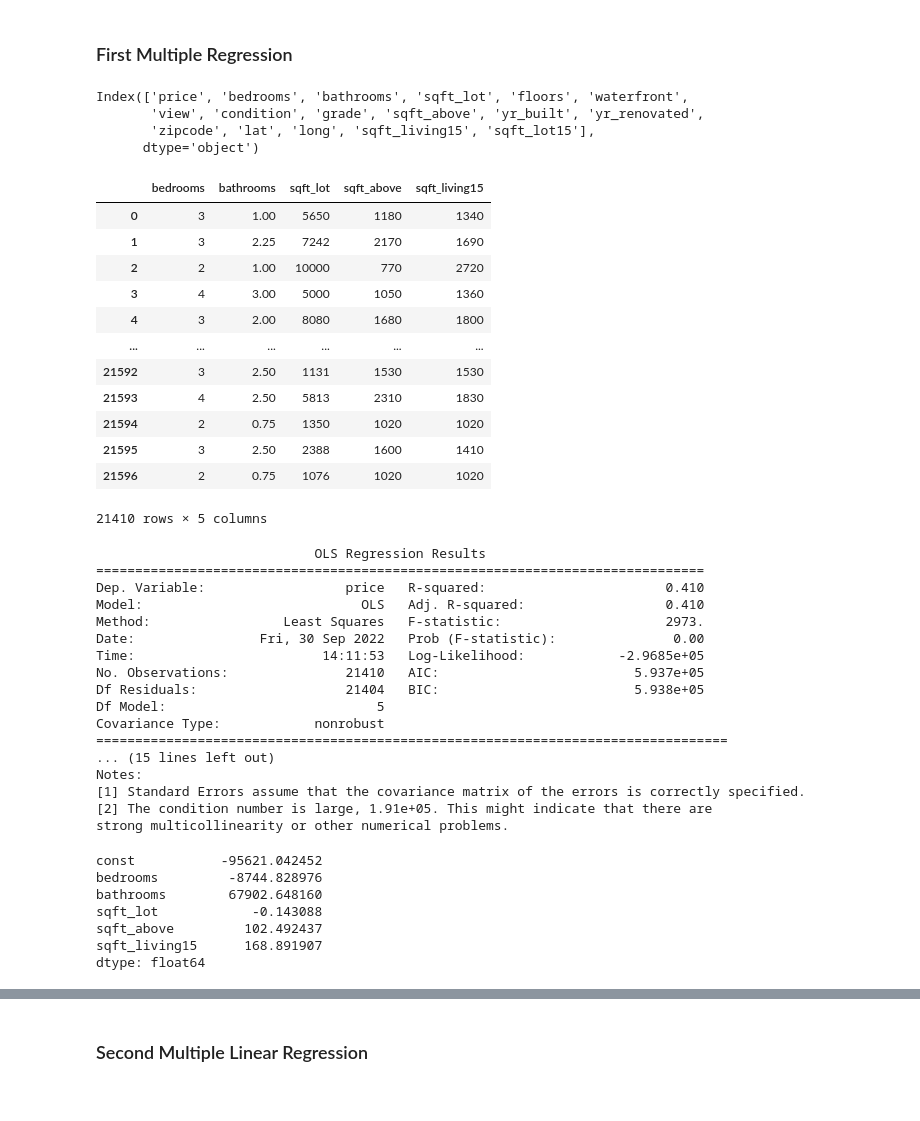
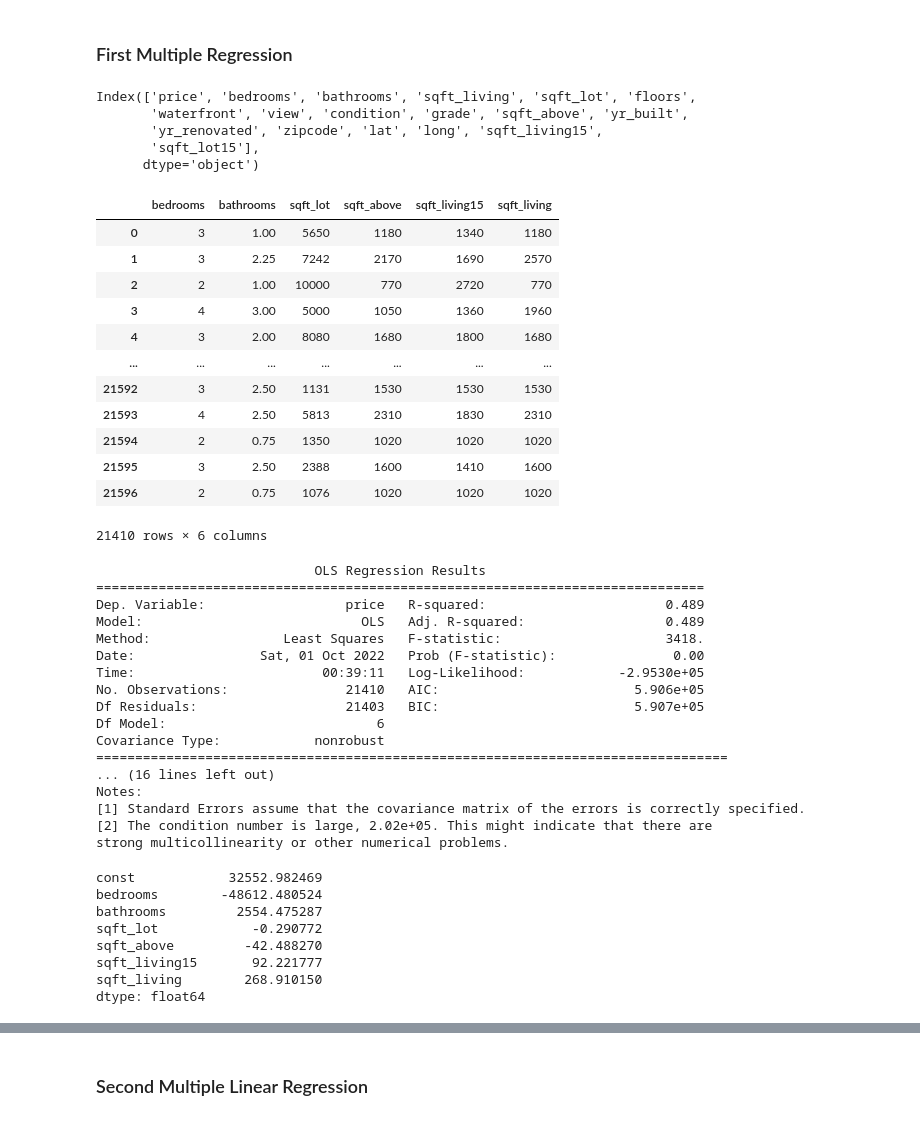
Before and after one commit to Kandy372/KingHouse_prediction-372, a Jupyter notebook: student.ipynb, the cells around one changed output, grey strips where cells are left out. Saved outputs shown, nothing was run; the diff lists cells and outputs as text; code cells hidden in the pictures.

```diff
--- a/student.ipynb
+++ b/student.ipynb
@@ -420,7 +417,3 @@ corrM
 | long | 0.022036 | 0.132054 | 0.224903 | 0.241214 | 0.230227 | 0.125943 | 0.344842 | 0.409993 | -0.072156 | ... |
 | sqft_living15 | 0.585241 | 0.393406 | 0.569884 | 0.756402 | 0.144763 | 0.280102 | 0.731767 | 0.326377 | -0.000247 | ... |
 | sqft_lot15 | 0.082845 | 0.030690 | 0.088303 | 0.184342 | 0.718204 | -0.010722 | 0.195077 | 0.070777 | 0.003852 | ... |
-# %%
-#drop sqft_living
-house.drop(["sqft_living"], axis=1, inplace=True)
-house.head()
@@ -529,27 +536,28 @@ MAE
 # %%
 print(house.columns)
 # %% [output]
-Index(['price', 'bedrooms', 'bathrooms', 'sqft_lot', 'floors', 'waterfront',
-       'view', 'condition', 'grade', 'sqft_above', 'yr_built', 'yr_renovated',
-       'zipcode', 'lat', 'long', 'sqft_living15', 'sqft_lot15'],
+Index(['price', 'bedrooms', 'bathrooms', 'sqft_living', 'sqft_lot', 'floors',
+       'waterfront', 'view', 'condition', 'grade', 'sqft_above', 'yr_built',
+       'yr_renovated', 'zipcode', 'lat', 'long', 'sqft_living15',
+       'sqft_lot15'],
       dtype='object')
 # %%
-x_second = house[['bedrooms', "bathrooms","sqft_lot","sqft_above","sqft_living15"  ]]
+x_second = house[['bedrooms', "bathrooms","sqft_lot","sqft_above","sqft_living15","sqft_living"  ]]
 x_second
 # %% [output]
-|  | bedrooms | bathrooms | sqft_lot | sqft_above | sqft_living15 |
-| 0 | 3 | 1.00 | 5650 | 1180 | 1340 |
-| 1 | 3 | 2.25 | 7242 | 2170 | 1690 |
-| 2 | 2 | 1.00 | 10000 | 770 | 2720 |
-| 3 | 4 | 3.00 | 5000 | 1050 | 1360 |
-| 4 | 3 | 2.00 | 8080 | 1680 | 1800 |
-| ... | ... | ... | ... | ... | ... |
-| 21592 | 3 | 2.50 | 1131 | 1530 | 1530 |
-| 21593 | 4 | 2.50 | 5813 | 2310 | 1830 |
-| 21594 | 2 | 0.75 | 1350 | 1020 | 1020 |
-| 21595 | 3 | 2.50 | 2388 | 1600 | 1410 |
-| 21596 | 2 | 0.75 | 1076 | 1020 | 1020 |
+|  | bedrooms | bathrooms | sqft_lot | sqft_above | sqft_living15 | sqft_living |
+| 0 | 3 | 1.00 | 5650 | 1180 | 1340 | 1180 |
+| 1 | 3 | 2.25 | 7242 | 2170 | 1690 | 2570 |
+| 2 | 2 | 1.00 | 10000 | 770 | 2720 | 770 |
+| 3 | 4 | 3.00 | 5000 | 1050 | 1360 | 1960 |
+| 4 | 3 | 2.00 | 8080 | 1680 | 1800 | 1680 |
+| ... | ... | ... | ... | ... | ... | ... |
+| 21592 | 3 | 2.50 | 1131 | 1530 | 1530 | 1530 |
+| 21593 | 4 | 2.50 | 5813 | 2310 | 1830 | 2310 |
+| 21594 | 2 | 0.75 | 1350 | 1020 | 1020 | 1020 |
+| 21595 | 3 | 2.50 | 2388 | 1600 | 1410 | 1600 |
+| 21596 | 2 | 0.75 | 1076 | 1020 | 1020 | 1020 |
-21410 rows × 5 columns
+21410 rows × 6 columns
 # %%
 second_model = sm.OLS(y, sm.add_constant(x_second))
 second_results = second_model.fit()
@@ -557,28 +565,29 @@ print(second_results.summary())
 # %% [output]
                             OLS Regression Results
 ==============================================================================
-Dep. Variable:                  price   R-squared:                       0.410
-Model:                            OLS   Adj. R-squared:                  0.410
-Method:                 Least Squares   F-statistic:                     2973.
-Date:                Fri, 30 Sep 2022   Prob (F-statistic):               0.00
-Time:                        14:11:53   Log-Likelihood:            -2.9685e+05
-No. Observations:               21410   AIC:                         5.937e+05
-Df Residuals:                   21404   BIC:                         5.938e+05
-Df Model:                           5
+Dep. Variable:                  price   R-squared:                       0.489
+Model:                            OLS   Adj. R-squared:                  0.489
+Method:                 Least Squares   F-statistic:                     3418.
+Date:                Sat, 01 Oct 2022   Prob (F-statistic):               0.00
+Time:                        00:39:11   Log-Likelihood:            -2.9530e+05
+No. Observations:               21410   AIC:                         5.906e+05
+Df Residuals:                   21403   BIC:                         5.907e+05
+Df Model:                           6
 Covariance Type:            nonrobust
 =================================================================================
-... (15 lines left out)
+... (16 lines left out)
 Notes:
 [1] Standard Errors assume that the covariance matrix of the errors is correctly specified.
-[2] The condition number is large, 1.91e+05. This might indicate that there are
+[2] The condition number is large, 2.02e+05. This might indicate that there are
 strong multicollinearity or other numerical problems.
 # %%
 second_results.params
 # %% [output]
-const           -95621.042452
-bedrooms         -8744.828976
-bathrooms        67902.648160
-sqft_lot            -0.143088
-sqft_above         102.492437
-sqft_living15      168.891907
+const            32552.982469
+bedrooms        -48612.480524
+bathrooms         2554.475287
+sqft_lot            -0.290772
+sqft_above         -42.488270
+sqft_living15       92.221777
+sqft_living        268.910150
 dtype: float64
```
Also changed, not shown: parts of 31 cells of this notebook.
